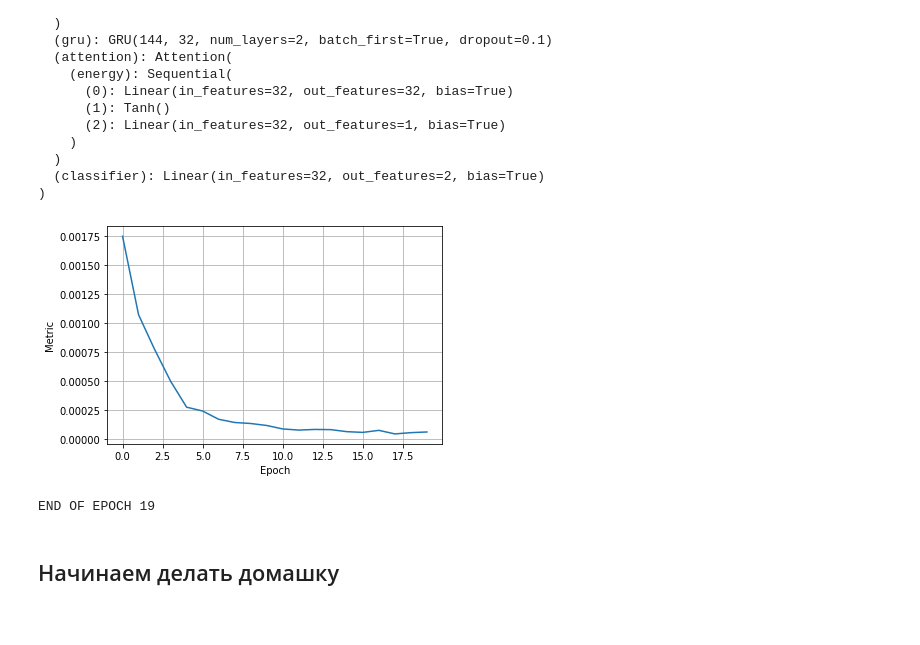
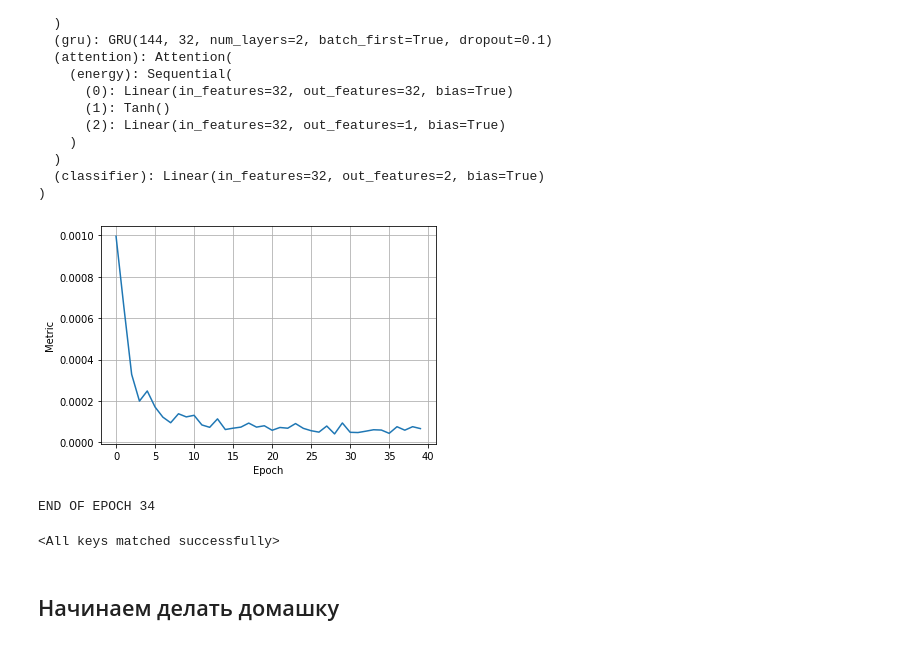
Before and after one commit to johanDDC/KWS, a Jupyter notebook: main.ipynb, the cells around one changed output. Cells and saved outputs as stored; diff of their text form; code cells hidden in the pictures.

```diff
--- a/main.ipynb
+++ b/main.ipynb
@@ -517,7 +517,7 @@ defaultdict(list,
 ### Reproduce
 # %%
 history = defaultdict(list)
-config = TaskConfig(hidden_size=32)
+config = TaskConfig(hidden_size=32, learning_rate=1e-3, weight_decay=1e-3, num_epochs=35)
 model = CRNN(config).to(config.device)
 
 print(model)
@@ -550,36 +550,37 @@ CRNN(
 from copy import deepcopy
 
 best_val = 1
-for n in range(TaskConfig.num_epochs):
+for n in range(config.num_epochs):
 
     train_epoch(model, opt, train_loader,
                 melspec_train, config.device, scheduler=scheduler)
 
     au_fa_fr = validation(model, val_loader,
                           melspec_val, config.device)
     history['val_metric'].append(au_fa_fr)
 
     if au_fa_fr < best_val:
         baseline_dict = {'model': deepcopy(model.state_dict()),
                          'opt': deepcopy(opt.state_dict())}
         best_val = au_fa_fr
 
 
     clear_output()
     plt.plot(history['val_metric'])
     plt.ylabel('Metric')
     plt.xlabel('Epoch')
     plt.grid()
     plt.show()
 
     print('END OF EPOCH', n)
 
 torch.save(baseline_dict, MODEL_FOLDER + "baseline.pt")
 baseline_model = CRNN(config=config).cuda()
 baseline_model.load_state_dict(baseline_dict["model"])
 # %% [output]
-[figure, old version]
+[figure, new version]
-END OF EPOCH 19
+END OF EPOCH 34
+<All keys matched successfully>
 # %% [markdown]
 ## Начинаем делать домашку
 # %%
```
Also changed, not shown: parts of 22 cells of this notebook, 3 other files.
